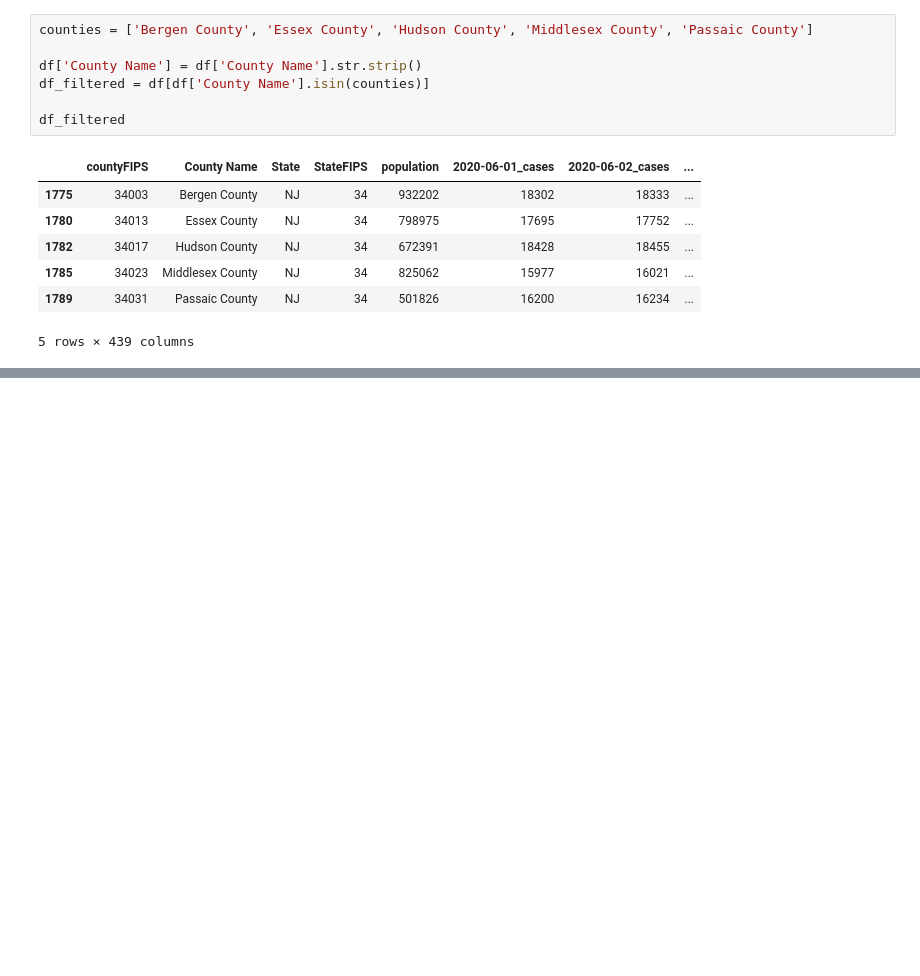
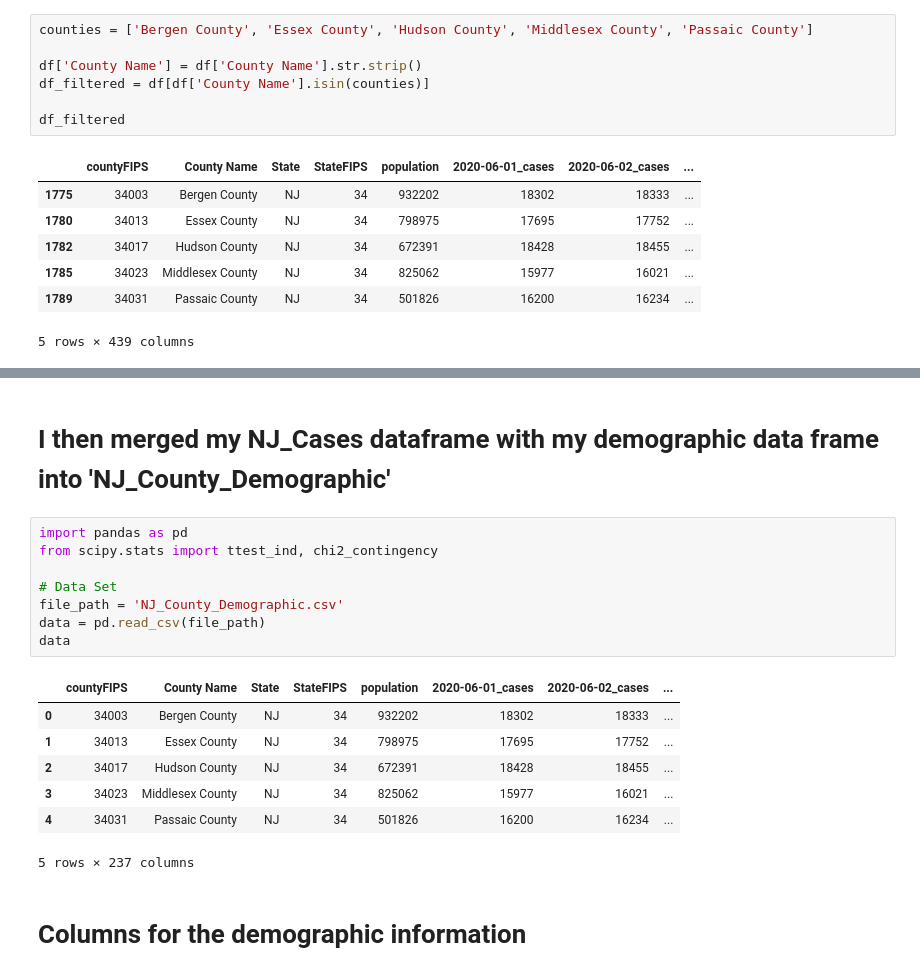
Before and after one commit to hamza890890/Group7ClassProject, a Jupyter notebook: Stage IV/Cristian Lorenzo/CL_Stage_IV.ipynb, the cells around one changed output, grey strips where cells are left out. Saved outputs shown, nothing was run; the diff lists cells and outputs as text; blank space fills up the shorter version.

```diff
--- a/Stage IV/Cristian Lorenzo/CL_Stage_IV.ipynb
+++ b/Stage IV/Cristian Lorenzo/CL_Stage_IV.ipynb
@@ -122,0 +134,20 @@ for county in counties:
+# %% [markdown]
+# I then merged my NJ_Cases dataframe with my demographic data frame into 'NJ_County_Demographic'
+# %%
+import pandas as pd
+from scipy.stats import ttest_ind, chi2_contingency
+
+# Data Set
+file_path = 'NJ_County_Demographic.csv'
+data = pd.read_csv(file_path)
+data
+# %% [output]
+|  | countyFIPS | County Name | State | StateFIPS | population | 2020-06-01_cases | 2020-06-02_cases | ... |
+| 0 | 34003 | Bergen County | NJ | 34 | 932202 | 18302 | 18333 | ... |
+| 1 | 34013 | Essex County | NJ | 34 | 798975 | 17695 | 17752 | ... |
+| 2 | 34017 | Hudson County | NJ | 34 | 672391 | 18428 | 18455 | ... |
+| 3 | 34023 | Middlesex County | NJ | 34 | 825062 | 15977 | 16021 | ... |
+| 4 | 34031 | Passaic County | NJ | 34 | 501826 | 16200 | 16234 | ... |
+5 rows × 237 columns
+# %% [markdown]
+# Columns for the demographic information
```
Also changed, not shown: parts of 16 cells of this notebook, 6 other files.
